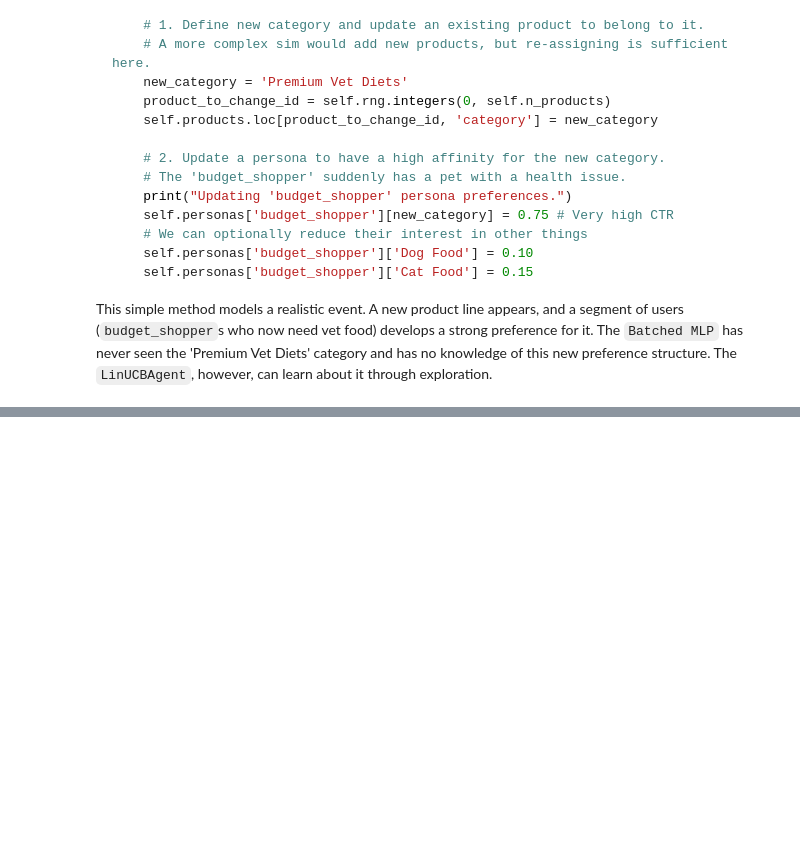
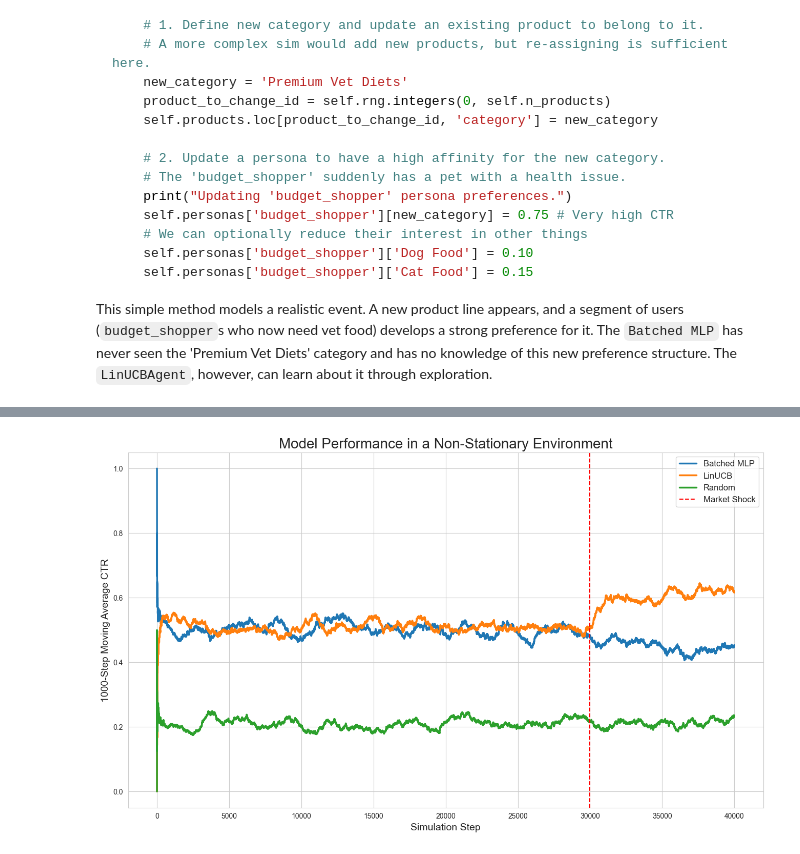
Before and after one commit to VladPrytula/notes2blog, a Jupyter notebook: Chapter 2v3 debug market shock.ipynb, the cells around one changed output, grey strips where cells are left out. Cells and saved outputs as stored; diff of their text form; code cells hidden in the pictures; blank space fills up the shorter version.

```diff
--- a/Chapter 2v3 debug market shock.ipynb
+++ b/Chapter 2v3 debug market shock.ipynb
@@ -724,8 +724,8 @@ def run_simulation(sim, models, feature_engineer, batch_model_path, num_steps=40
         if (i + 1) % 5000 == 0:
             print(f"Simulating step {i+1}/{num_steps}...")
 
-        # if market_shock_step and i == market_shock_step:
-        #     sim.introduce_market_shock()
+        if market_shock_step and i == market_shock_step:
+            sim.introduce_market_shock()
 
         # 1. A new user interaction begins
         user_id = sim.get_random_user()
@@ -758,7 +758,7 @@ def run_simulation(sim, models, feature_engineer, batch_model_path, num_steps=40
 # --- Run the experiment ---
 models_to_test = {'LinUCB': linucb_agent}
 # Re-use the model trained in Chapter 1. Let's assume the file is "batch_recommender_model.pth"
-simulation_history = run_simulation(sim, models_to_test, feature_engineer, "batch_recommender_model_ch2.pth", num_steps=40_000)
+simulation_history = run_simulation(sim_shock, models_to_test, feature_engineer, batch_model_path="batch_recommender_model_ch2_debug.pth", num_steps=40_000, market_shock_step=30_000)
 
 print("\nSimulation Finished.")
 print("--- Overall Performance ---")
@@ -765,0 +787,20 @@ print(simulation_history.groupby('model')['reward'].mean().reset_index().rename(
+# %%
+simulation_history['moving_avg_ctr'] = simulation_history.groupby('model')['reward']\
+    .transform(lambda x: x.rolling(1000, 1).mean())
+
+sns.set_style("whitegrid")
+plt.figure(figsize=(16, 9))
+
+sns.lineplot(data=simulation_history, x='step', y='moving_avg_ctr', hue='model', linewidth=2.5)
+
+# Add a vertical line to indicate the market shock
+plt.axvline(x=30000, color='r', linestyle='--', label='Market Shock')
+
+plt.title('Model Performance in a Non-Stationary Environment', fontsize=20)
+plt.xlabel('Simulation Step', fontsize=14)
+plt.ylabel('1000-Step Moving Average CTR', fontsize=14)
+plt.legend(fontsize=12)
+plt.grid(True)
+plt.show()
+# %% [output]
+[figure, added]
```
Also changed, not shown: parts of 1 cell of this notebook, 5 other files.
